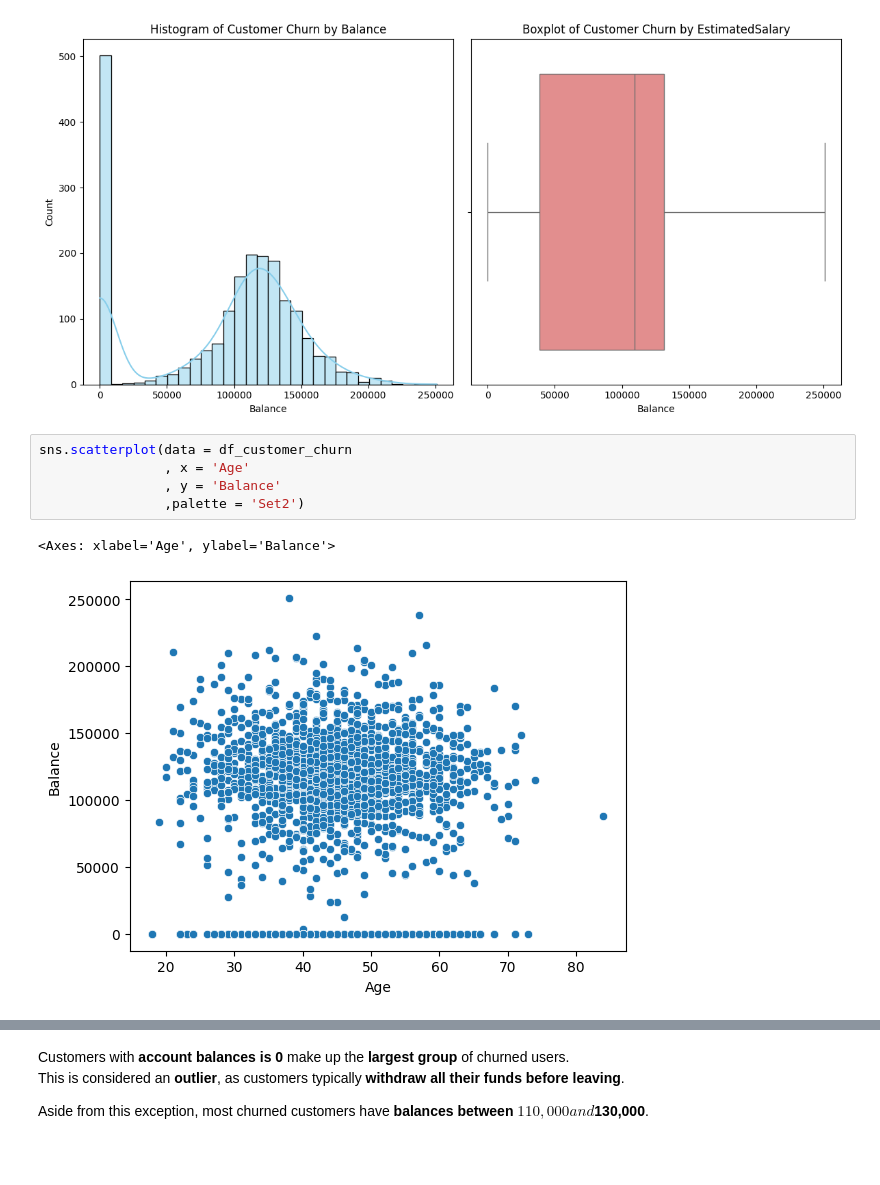
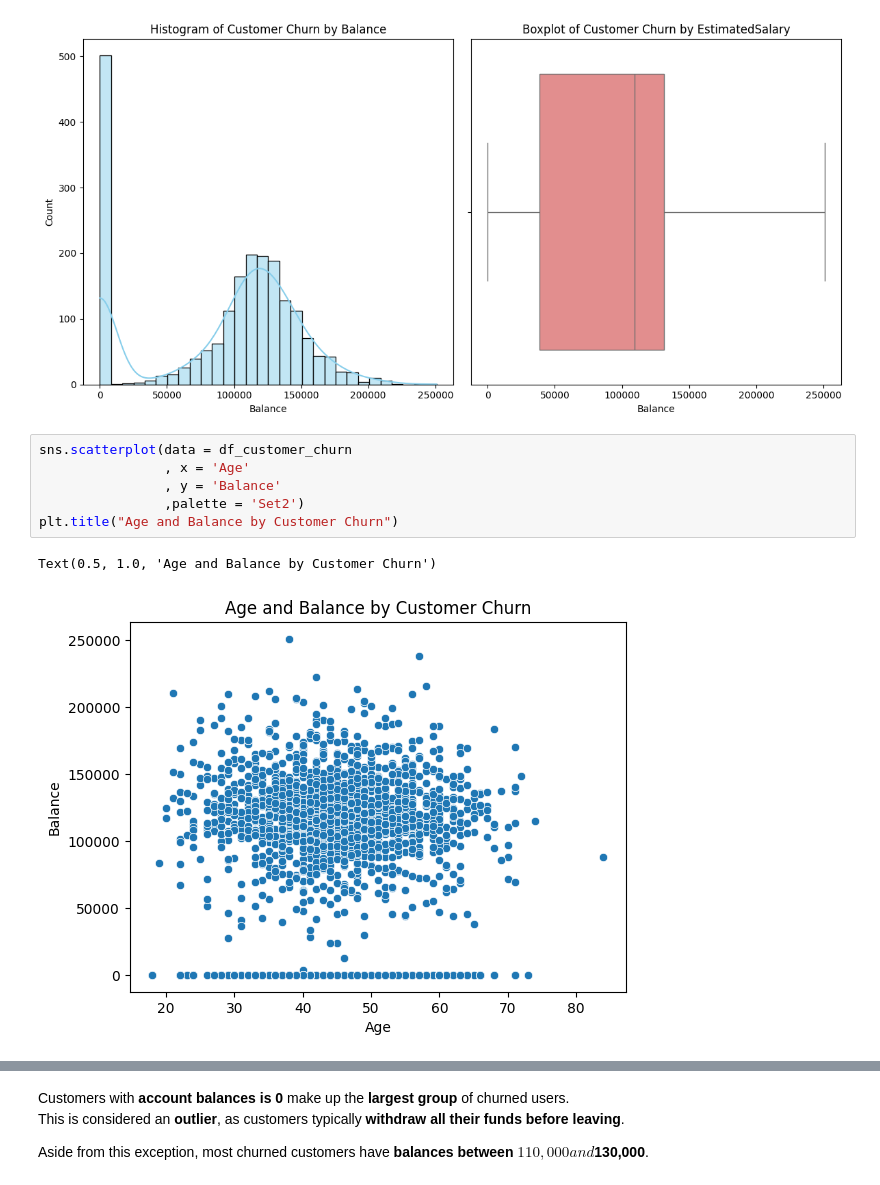
Before and after one commit to tunhivo/Customer-churn-in-Bank, a Jupyter notebook: Customer churn in bank.ipynb, the cells around one changed output, grey strips where cells are left out. Drawn from its saved outputs; the diff is of its cells as text; blank space fills up the shorter version.

```diff
--- a/Customer churn in bank.ipynb
+++ b/Customer churn in bank.ipynb
@@ -378,11 +383,12 @@ plt.show()
 # %%
 sns.scatterplot(data = df_customer_churn
                 , x = 'Age'
                 , y = 'Balance'
                 ,palette = 'Set2')
+plt.title("Age and Balance by Customer Churn")
 # %% [output]
-<Axes: xlabel='Age', ylabel='Balance'>
+Text(0.5, 1.0, 'Age and Balance by Customer Churn')
-[figure, old version]
+[figure, new version]
 # %%
 
 sns.scatterplot(data = df_customer_churn
```
Also changed, not shown: parts of 3 cells of this notebook.
